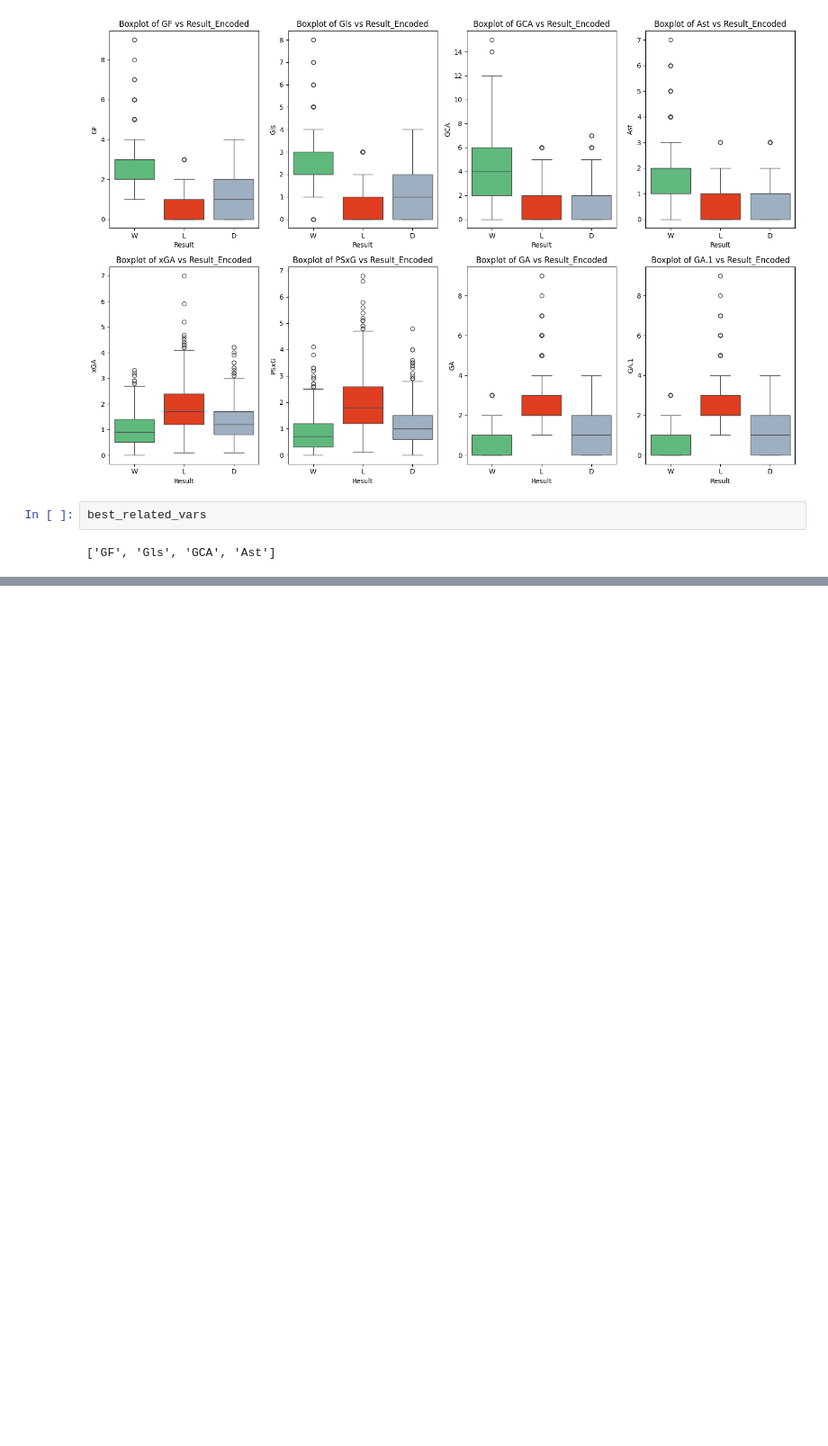
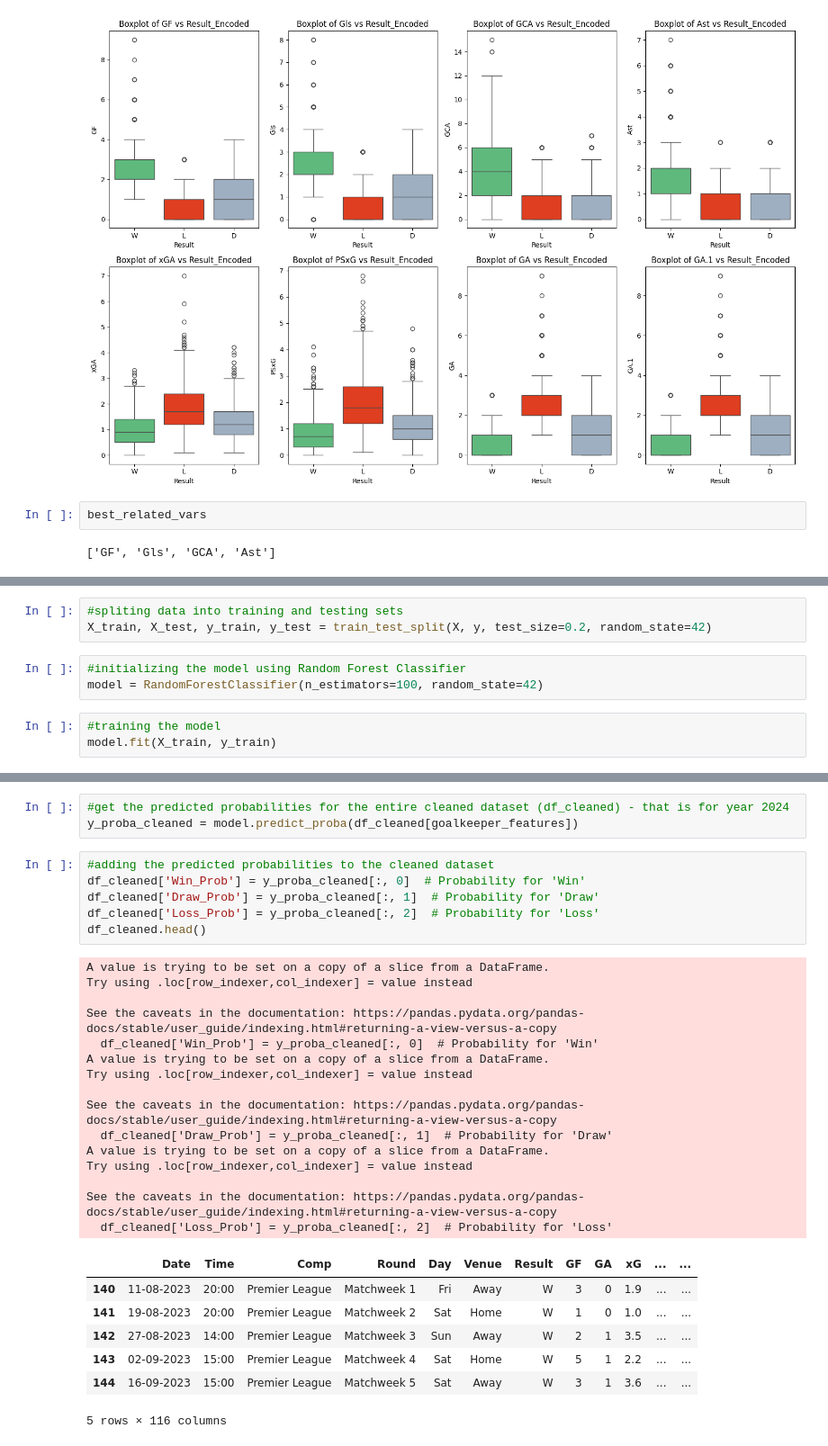
Before and after one commit to rohitlee/Football-League-Prediction, a Jupyter notebook: Code/03_EDA.ipynb, the cells around one changed output, grey strips where cells are left out. Shown at 90% size. Drawn from its saved outputs; the diff is of its cells as text; blank space fills up the shorter version.

```diff
--- a/Code/03_EDA.ipynb
+++ b/Code/03_EDA.ipynb
@@ -243,0 +311,9 @@ best_related_vars
+# %%
+#spliting data into training and testing sets
+X_train, X_test, y_train, y_test = train_test_split(X, y, test_size=0.2, random_state=42)
+# %%
+#initializing the model using Random Forest Classifier
+model = RandomForestClassifier(n_estimators=100, random_state=42)
+# %%
+#training the model
+model.fit(X_train, y_train)
@@ -243,0 +347,32 @@ best_related_vars
+# %%
+#get the predicted probabilities for the entire cleaned dataset (df_cleaned) - that is for year 2024
+y_proba_cleaned = model.predict_proba(df_cleaned[goalkeeper_features])
+# %%
+#adding the predicted probabilities to the cleaned dataset
+df_cleaned['Win_Prob'] = y_proba_cleaned[:, 0]  # Probability for 'Win'
+df_cleaned['Draw_Prob'] = y_proba_cleaned[:, 1]  # Probability for 'Draw'
+df_cleaned['Loss_Prob'] = y_proba_cleaned[:, 2]  # Probability for 'Loss'
+df_cleaned.head()
+# %% [output]
+A value is trying to be set on a copy of a slice from a DataFrame.
+Try using .loc[row_indexer,col_indexer] = value instead
+
+See the caveats in the documentation: https://pandas.pydata.org/pandas-docs/stable/user_guide/indexing.html#returning-a-view-versus-a-copy
+  df_cleaned['Win_Prob'] = y_proba_cleaned[:, 0]  # Probability for 'Win'
+A value is trying to be set on a copy of a slice from a DataFrame.
+Try using .loc[row_indexer,col_indexer] = value instead
+
+See the caveats in the documentation: https://pandas.pydata.org/pandas-docs/stable/user_guide/indexing.html#returning-a-view-versus-a-copy
+  df_cleaned['Draw_Prob'] = y_proba_cleaned[:, 1]  # Probability for 'Draw'
+A value is trying to be set on a copy of a slice from a DataFrame.
+Try using .loc[row_indexer,col_indexer] = value instead
+
+See the caveats in the documentation: https://pandas.pydata.org/pandas-docs/stable/user_guide/indexing.html#returning-a-view-versus-a-copy
+  df_cleaned['Loss_Prob'] = y_proba_cleaned[:, 2]  # Probability for 'Loss'
+|  | Date | Time | Comp | Round | Day | Venue | Result | GF | GA | xG | ... | ... |
+| 140 | 11-08-2023 | 20:00 | Premier League | Matchweek 1 | Fri | Away | W | 3 | 0 | 1.9 | ... | ... |
+| 141 | 19-08-2023 | 20:00 | Premier League | Matchweek 2 | Sat | Home | W | 1 | 0 | 1.0 | ... | ... |
+| 142 | 27-08-2023 | 14:00 | Premier League | Matchweek 3 | Sun | Away | W | 2 | 1 | 3.5 | ... | ... |
+| 143 | 02-09-2023 | 15:00 | Premier League | Matchweek 4 | Sat | Home | W | 5 | 1 | 2.2 | ... | ... |
+| 144 | 16-09-2023 | 15:00 | Premier League | Matchweek 5 | Sat | Away | W | 3 | 1 | 3.6 | ... | ... |
+5 rows × 116 columns
```
Also changed, not shown: parts of 20 cells of this notebook.
